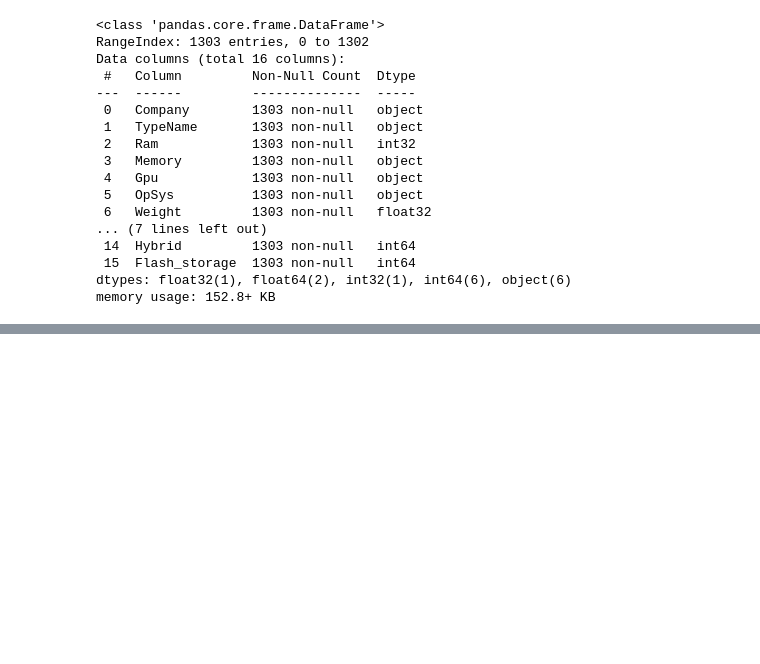
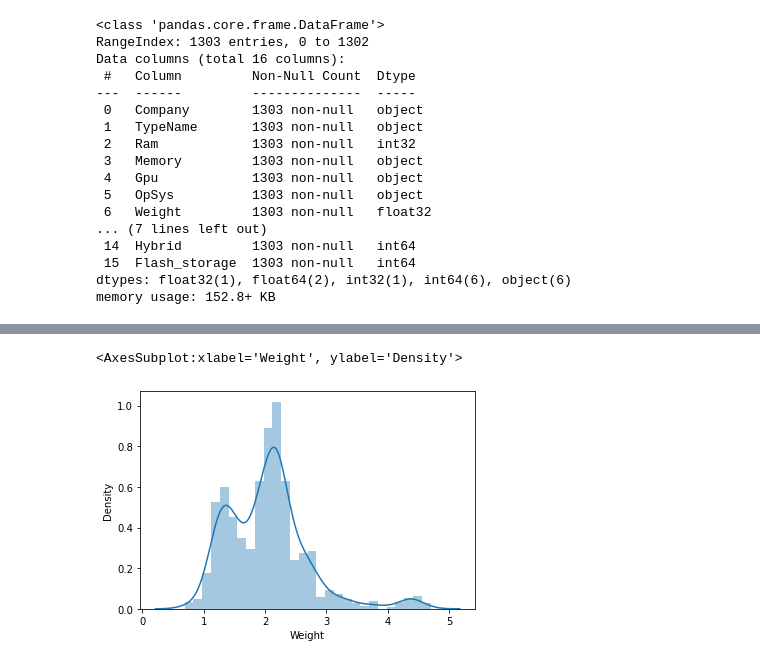
Before and after one commit to shamwamachristine/Laptop-Price-Predictor, a Jupyter notebook: laptop.ipynb, the cells around one changed output, grey strips where cells are left out. Saved outputs shown, nothing was run; the diff lists cells and outputs as text; code cells hidden in the pictures; blank space fills up the shorter version.

```diff
--- a/laptop.ipynb
+++ b/laptop.ipynb
@@ -533,0 +720,6 @@ data.drop(columns=['Memory'])
+# %%
+#weight column
+sns.distplot(data['Weight'])
+# %% [output]
+<AxesSubplot:xlabel='Weight', ylabel='Density'>
+[figure, added]
```
Also changed, not shown: parts of 66 cells of this notebook, 2 other files.
